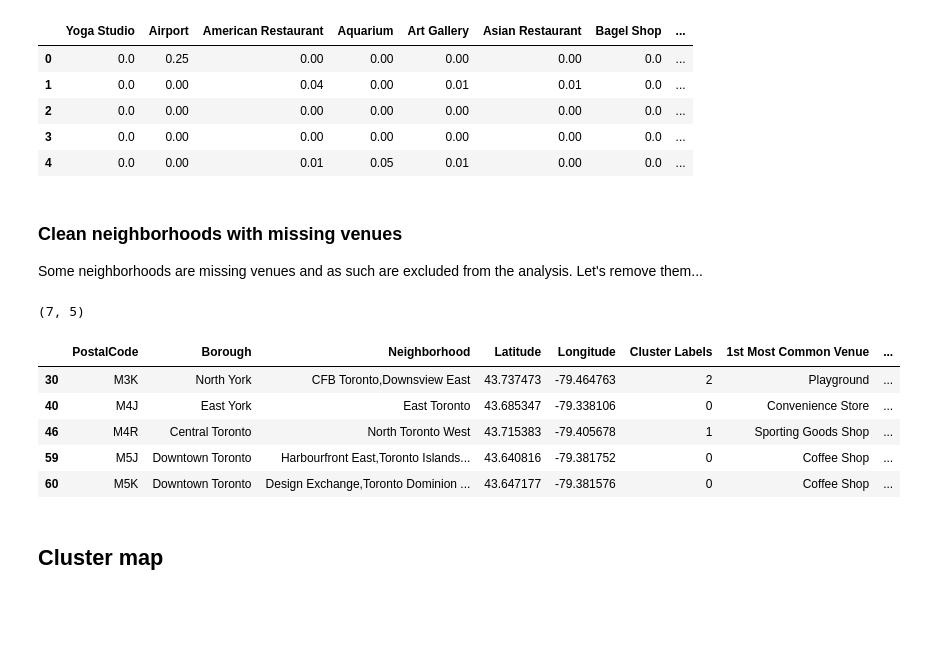
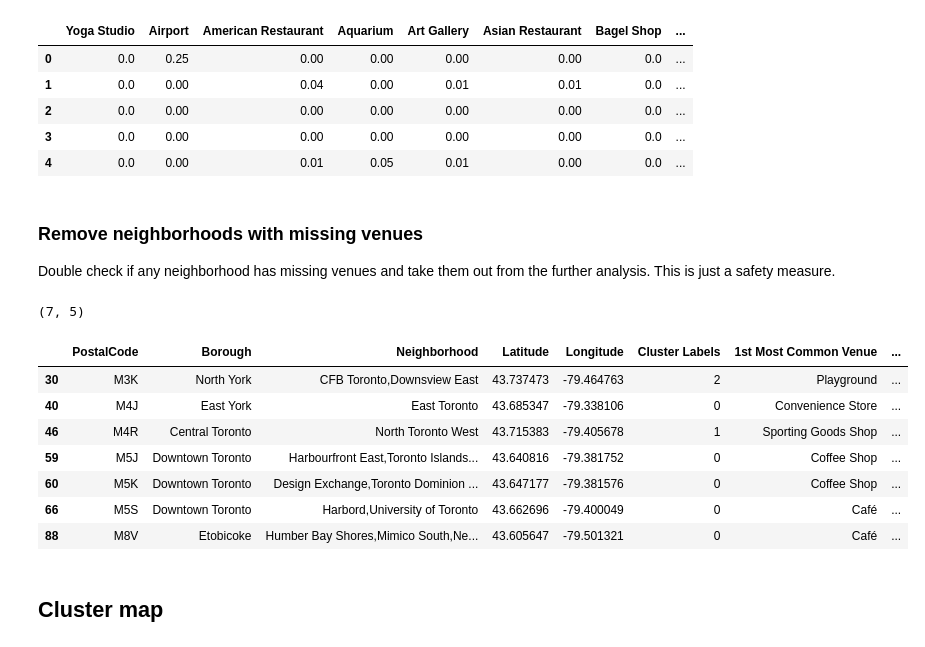
Before and after one commit to abezuglov/neighborhood_analysis, a Jupyter notebook: Analysis -- Segmenting and Clustering Neighborhoods in Toronto.ipynb, the cells around one changed output. Cells and saved outputs as stored; diff of their text form; code cells hidden in the pictures; blank space fills up the shorter version.

```diff
--- a/Analysis -- Segmenting and Clustering Neighborhoods in Toronto.ipynb
+++ b/Analysis -- Segmenting and Clustering Neighborhoods in Toronto.ipynb
@@ -42,6 +45,7 @@ df.head()
 | 4 | M1H | Scarborough | Cedarbrae | 43.773136 | -79.239476 |
 # %%
 # create map of Toronto using latitude and longitude values
+latitude, longitude = 43.6570304,-79.6017288
 map_toronto = folium.Map(location=[latitude, longitude], zoom_start=10)
 
 # add markers to map
@@ -266,6 +287,6 @@ toronto_grouped.shape
 # %%
-# Print the top 5 venues per each neighborhood
-num_top_venues = 5
+# Print the top 2 venues per each neighborhood
+num_top_venues = 2
 for n in toronto_grouped['Neighborhood']:
     print("------- %s -------"%n)
     temp = toronto_grouped[toronto_grouped['Neighborhood'] == n].T.reset_index()
@@ -300,7 +321,7 @@ def return_most_common_venues(row, num_top_venues):
 
     return row_categories_sorted.index.values[0:num_top_venues]
 # %%
-num_top_venues = 10
+num_top_venues = 2
 
 indicators = ['st', 'nd', 'rd']
 
@@ -383,10 +406,10 @@ toronto_grouped_clustering.head()
 | 2 | 0.0 | 0.00 | 0.00 | 0.00 | 0.00 | 0.00 | 0.0 | ... |
 | 3 | 0.0 | 0.00 | 0.00 | 0.00 | 0.00 | 0.00 | 0.0 | ... |
 | 4 | 0.0 | 0.00 | 0.01 | 0.05 | 0.01 | 0.00 | 0.0 | ... |
-# %% [markdown]
-### Clean neighborhoods with missing venues
-
-Some neighborhoods are missing venues and as such are excluded from the analysis. Let's remove them...
+# %% [markdown]
+### Remove neighborhoods with missing venues
+
+Double check if any neighborhood has missing venues and take them out from the further analysis. This is just a safety measure.
 # %%
 # condition to select only the 'actual' neighborhoods
 df_toronto[df_toronto.Neighborhood.isin(toronto_grouped.Neighborhood)].shape
@@ -395,15 +418,17 @@ df_toronto[df_toronto.Neighborhood.isin(toronto_grouped.Neighborhood)].shape
 # %%
 toronto_merged = df_toronto[df_toronto.Neighborhood.isin(toronto_grouped.Neighborhood)]
 toronto_merged['Cluster Labels'] = kmeans.labels_
 toronto_merged = toronto_merged.join(neighborhoods_venues_sorted.set_index('Neighborhood'), on='Neighborhood')
-toronto_merged.head()
+toronto_merged
 # %% [output]
 |  | PostalCode | Borough | Neighborhood | Latitude | Longitude | Cluster Labels | 1st Most Common Venue | ... |
 | 30 | M3K | North York | CFB Toronto,Downsview East | 43.737473 | -79.464763 | 2 | Playground | ... |
 | 40 | M4J | East York | East Toronto | 43.685347 | -79.338106 | 0 | Convenience Store | ... |
 | 46 | M4R | Central Toronto | North Toronto West | 43.715383 | -79.405678 | 1 | Sporting Goods Shop | ... |
 | 59 | M5J | Downtown Toronto | Harbourfront East,Toronto Islands... | 43.640816 | -79.381752 | 0 | Coffee Shop | ... |
 | 60 | M5K | Downtown Toronto | Design Exchange,Toronto Dominion ... | 43.647177 | -79.381576 | 0 | Coffee Shop | ... |
+| 66 | M5S | Downtown Toronto | Harbord,University of Toronto | 43.662696 | -79.400049 | 0 | Café | ... |
+| 88 | M8V | Etobicoke | Humber Bay Shores,Mimico South,Ne... | 43.605647 | -79.501321 | 0 | Café | ... |
 # %% [markdown]
 ## Cluster map
 # %%
```
Also changed, not shown: parts of 34 cells of this notebook.
